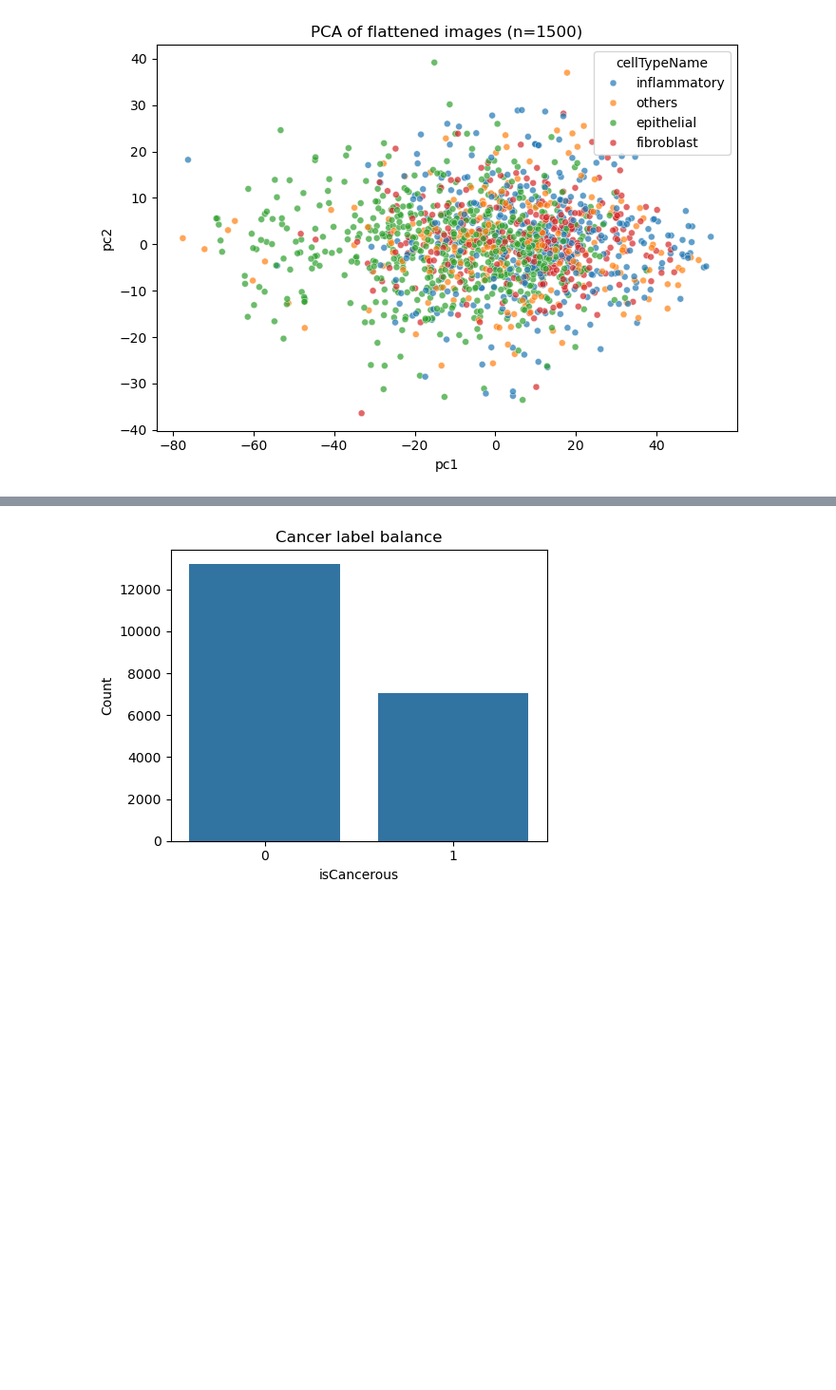
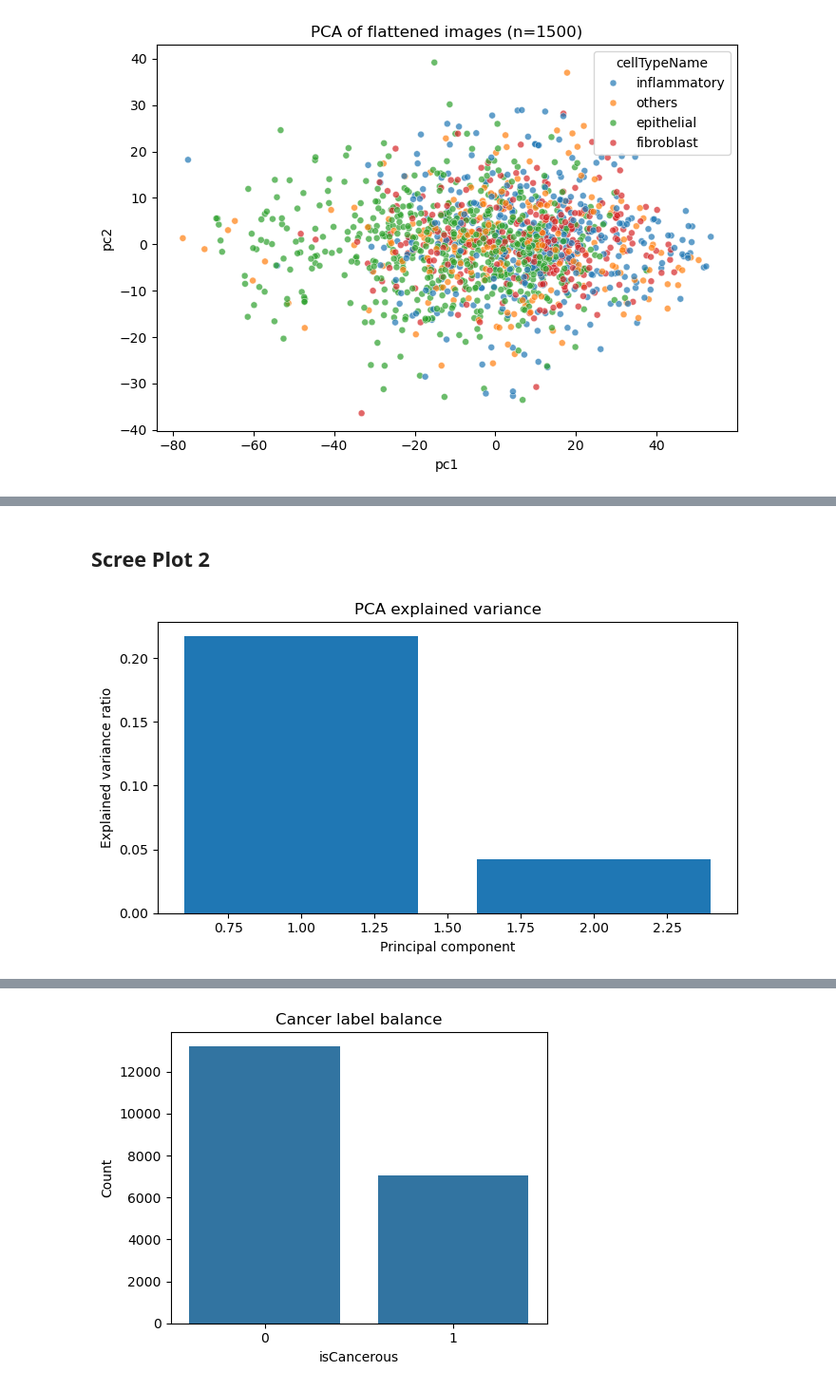
Before and after one commit to theaussiepie/Conformal-Prediction-with-ML-Workflow, a Jupyter notebook: workflow.ipynb, the cells around one changed output, grey strips where cells are left out. Shown at 95% size. Drawn from its saved outputs; the diff is of its cells as text; code cells hidden in the pictures; blank space fills up the shorter version.

```diff
--- a/workflow.ipynb
+++ b/workflow.ipynb
@@ -230,0 +244,12 @@ The plot also shows a broad spread of points with some mild class-specific tende
+# %% [markdown]
+## Scree Plot 2
+# %%
+plt.figure(figsize=(7, 4))
+plt.bar(range(1, len(pca.explained_variance_ratio_) + 1), pca.explained_variance_ratio_)
+plt.xlabel("Principal component")
+plt.ylabel("Explained variance ratio")
+plt.title("PCA explained variance")
+plt.tight_layout()
+plt.show()
+# %% [output]
+[figure, added]
```
Also changed, not shown: parts of 9 cells of this notebook.
